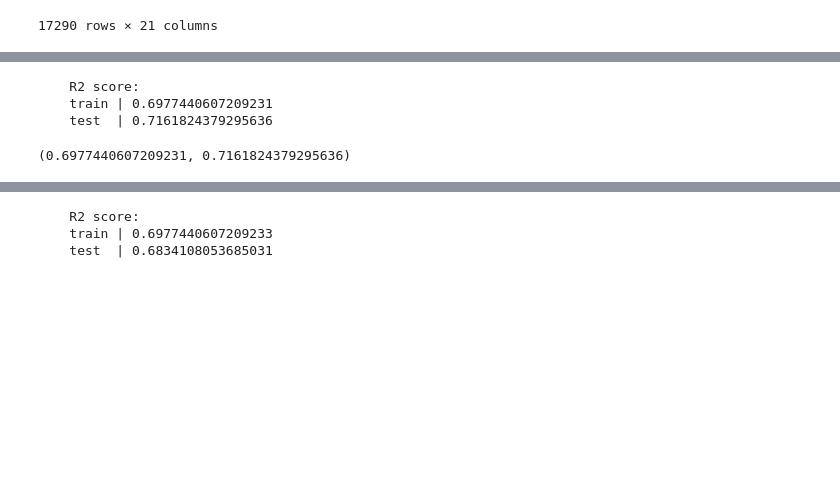
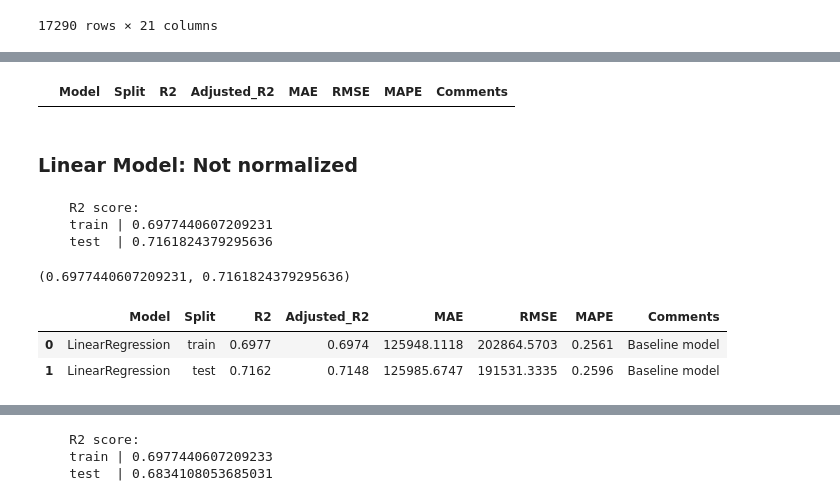
Before and after one commit to coffeedrunkpanda/King-County-Housing-Analysis, a Jupyter notebook: 1_EDA.ipynb, the cells around one changed output, grey strips where cells are left out. Cells and saved outputs as stored; diff of their text form; code cells hidden in the pictures; blank space fills up the shorter version.

```diff
--- a/1_EDA.ipynb
+++ b/1_EDA.ipynb
@@ -183,0 +200,8 @@ Name: price, Length: 17290, dtype: float64
+# %%
+# Dataframe to save all metrics
+
+columns = ["Model","Split", "R2", "Adjusted_R2", "MAE", "RMSE", "MAPE","Comments"]
+metrics_df = pd.DataFrame(columns=columns)
+metrics_df
+# %% [output]
+|  | Model | Split | R2 | Adjusted_R2 | MAE | RMSE | MAPE | Comments |
@@ -184,3 +230,5 @@ Name: price, Length: 17290, dtype: float64
+# %% [markdown]
+### Linear Model: Not normalized
 # %%
 # Not normalized:
 lr_not_norm = LinearRegression()
@@ -196,3 +244,34 @@ get_r_squared(y_train=y_train, y_pred_train=y_train_pred_nn, y_test = y_test, y_
     train | 0.6977440607209231
     test  | 0.7161824379295636
 (0.6977440607209231, 0.7161824379295636)
+# %%
+from sklearn.metrics import (r2_score,
+                             mean_absolute_error,
+                             mean_absolute_percentage_error,
+                             root_mean_squared_error)
+
+def get_metrics(trained_model, X, y, split="", comments = "Baseline model"):
+    columns = ["Model","Split", "R2", "Adjusted_R2", "MAE", "MAPE", "RMSE","Comments"]
+
+    y_pred = trained_model.predict(X)
+
+    new_row = {
+        "Model": lr_not_norm.__str__().strip("()"),
+        "Split": split,
+        "R2": np.round(r2_score(y, y_pred),4),
+        "Adjusted_R2": np.round(adjusted_r2(y, y_pred, X),4),
+        "MAE": np.round(mean_absolute_error(y, y_pred),4),
+        "MAPE": np.round(mean_absolute_percentage_error(y, y_pred),4),
+        "RMSE": np.round(root_mean_squared_error(y, y_pred),4),
+        "Comments": comments
+    }
+
+    return new_row
+
+linear_reg_nn_metrics = get_metrics(lr_not_norm,
+                                    X_train,
+                                    y_train,
+                                    split="train",
+                                    comments="Baseline model")
+
+metrics_df = pd.concat([metrics_df, pd.DataFrame([linear_reg_nn_metrics])], ignore_index=True)
@@ -199,3 +286,9 @@ get_r_squared(y_train=y_train, y_pred_train=y_train_pred_nn, y_test = y_test, y_
+# %%
+metrics_df
+# %% [output]
+|  | Model | Split | R2 | Adjusted_R2 | MAE | RMSE | MAPE | Comments |
+| 0 | LinearRegression | train | 0.6977 | 0.6974 | 125948.1118 | 202864.5703 | 0.2561 | Baseline model |
+| 1 | LinearRegression | test | 0.7162 | 0.7148 | 125985.6747 | 191531.3335 | 0.2596 | Baseline model |
 # %%
 # OLS: not normalized
 
```
Also changed, not shown: parts of 28 cells of this notebook.
